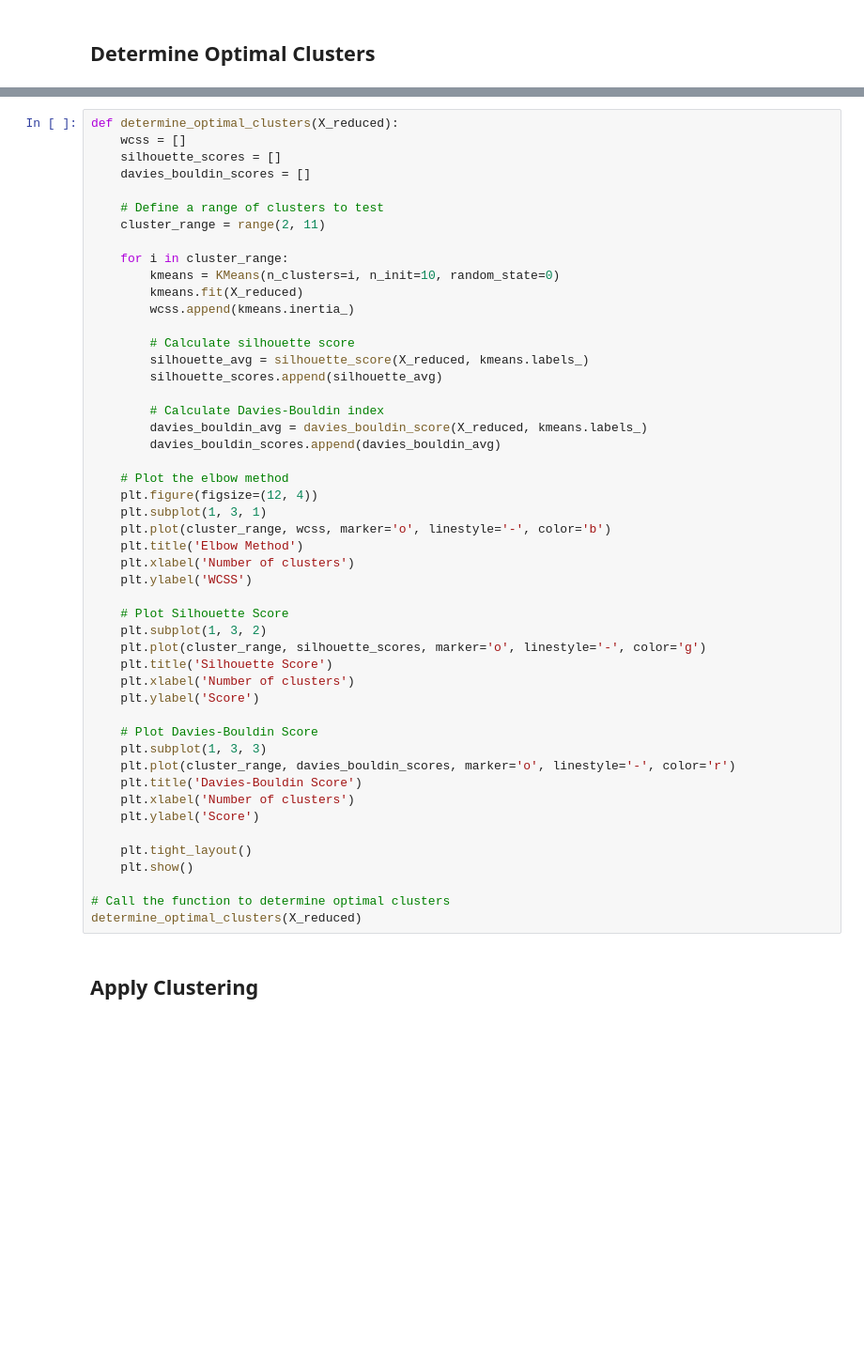
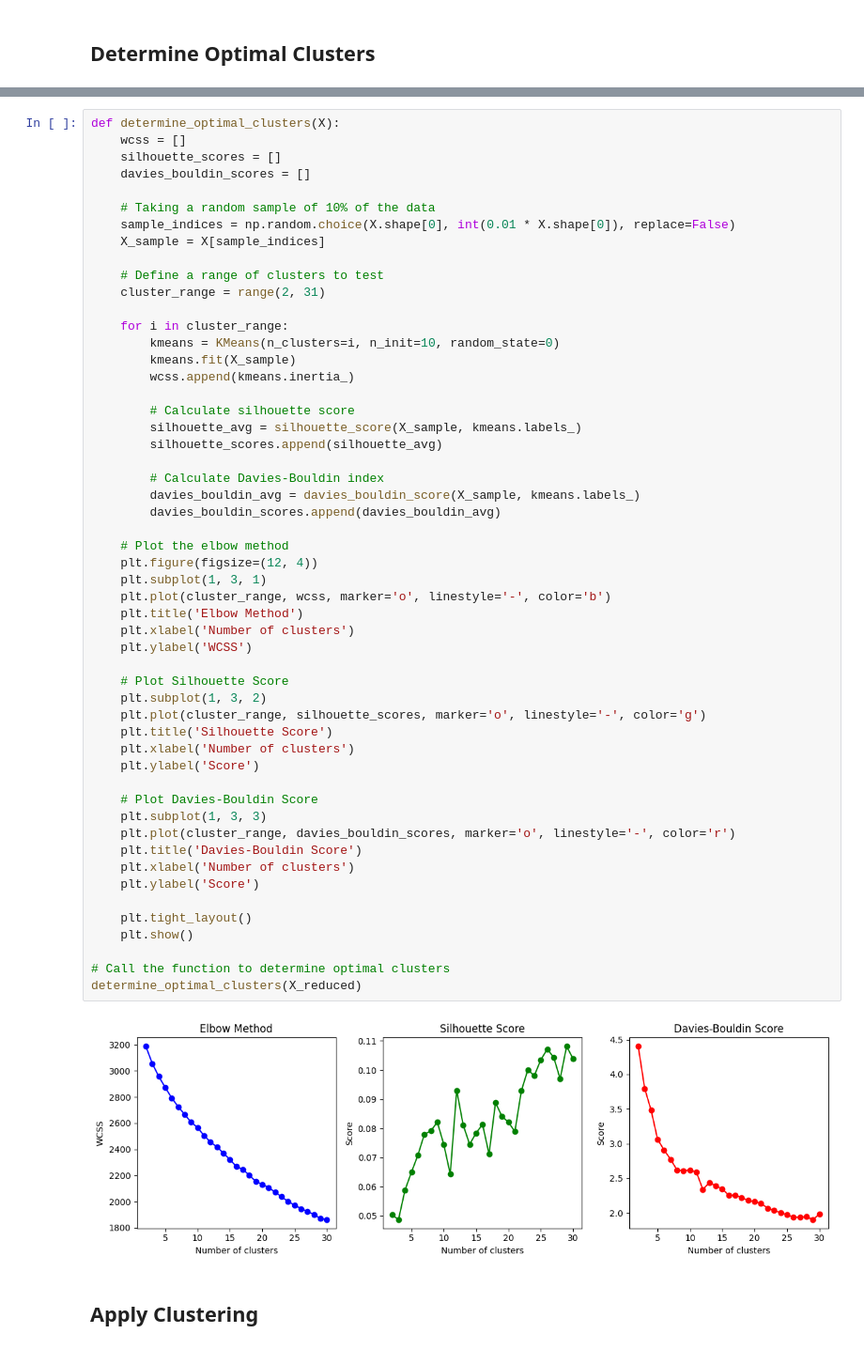
Before and after one commit to mohamadsolouki/Scientific-Trend-Analysis, a Jupyter notebook: notebooks/clustering.ipynb, the cells around one changed output, grey strips where cells are left out. Shown at 94% size. Saved outputs shown, nothing was run; the diff lists cells and outputs as text; blank space fills up the shorter version.

```diff
--- a/notebooks/clustering.ipynb
+++ b/notebooks/clustering.ipynb
@@ -73,52 +142,58 @@ Returning the number of logical cores instead. You can silence this warning by s
 # %%
-def determine_optimal_clusters(X_reduced):
+def determine_optimal_clusters(X):
     wcss = []
     silhouette_scores = []
     davies_bouldin_scores = []
 
+    # Taking a random sample of 10% of the data
+    sample_indices = np.random.choice(X.shape[0], int(0.01 * X.shape[0]), replace=False)
+    X_sample = X[sample_indices]
+
     # Define a range of clusters to test
-    cluster_range = range(2, 11)
+    cluster_range = range(2, 31)
 
     for i in cluster_range:
         kmeans = KMeans(n_clusters=i, n_init=10, random_state=0)
-        kmeans.fit(X_reduced)
+        kmeans.fit(X_sample)
         wcss.append(kmeans.inertia_)
 
         # Calculate silhouette score
-        silhouette_avg = silhouette_score(X_reduced, kmeans.labels_)
+        silhouette_avg = silhouette_score(X_sample, kmeans.labels_)
         silhouette_scores.append(silhouette_avg)
 
         # Calculate Davies-Bouldin index
-        davies_bouldin_avg = davies_bouldin_score(X_reduced, kmeans.labels_)
+        davies_bouldin_avg = davies_bouldin_score(X_sample, kmeans.labels_)
         davies_bouldin_scores.append(davies_bouldin_avg)
 
     # Plot the elbow method
     plt.figure(figsize=(12, 4))
     plt.subplot(1, 3, 1)
     plt.plot(cluster_range, wcss, marker='o', linestyle='-', color='b')
     plt.title('Elbow Method')
     plt.xlabel('Number of clusters')
     plt.ylabel('WCSS')
 
     # Plot Silhouette Score
     plt.subplot(1, 3, 2)
     plt.plot(cluster_range, silhouette_scores, marker='o', linestyle='-', color='g')
     plt.title('Silhouette Score')
     plt.xlabel('Number of clusters')
     plt.ylabel('Score')
 
     # Plot Davies-Bouldin Score
     plt.subplot(1, 3, 3)
     plt.plot(cluster_range, davies_bouldin_scores, marker='o', linestyle='-', color='r')
     plt.title('Davies-Bouldin Score')
     plt.xlabel('Number of clusters')
     plt.ylabel('Score')
 
     plt.tight_layout()
     plt.show()
 
 # Call the function to determine optimal clusters
 determine_optimal_clusters(X_reduced)
+# %% [output]
+[figure, added]
 # %% [markdown]
 ## Apply Clustering
 # %%
```
Also changed, not shown: parts of 9 cells of this notebook.
